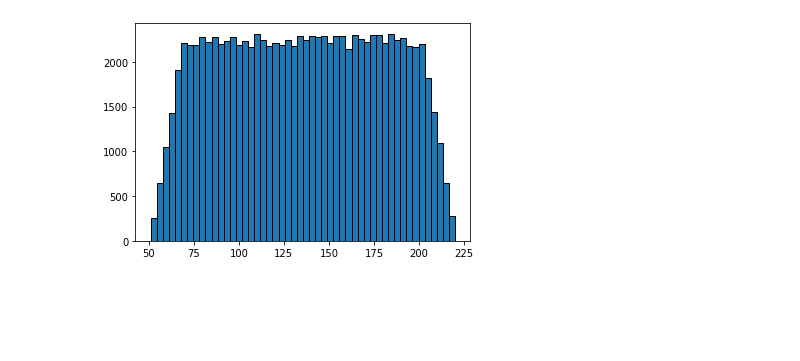
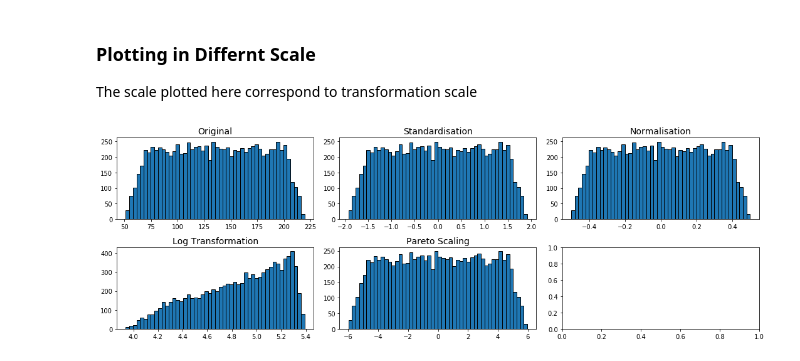
Before and after one commit to LeideSoares/-Statistics_Leide_Soares, a Jupyter notebook: Tranformation.ipynb, the cells around one changed output. Drawn from its saved outputs; the diff is of its cells as text; code cells hidden in the pictures; blank space fills up the shorter version.

```diff
--- a/Tranformation.ipynb
+++ b/Tranformation.ipynb
@@ -63,11 +59,14 @@ So, let's create dataset and apply standardization
 # random data size 100.000
 # simulate weight of the population from 50 to 200 kg
 
-size =  100000
+# for reproducibility
+np.random.seed(505)
 
+sample_size =  10000
 values = np.array(list(range(50,201)))
 
-data = [i + np.random.choice(values) for i in np.linspace(1,20,size)]
-plt.hist(data, bins=50, edgecolor='black');
+# data
+data = [i + np.random.choice(values) for i in np.linspace(1,20,sample_size)]
+
+# Creating object
+aux = Tranformation(data)
-# %% [output]
-[figure, removed]
@@ -78,0 +73,21 @@ data_std = (data - mean) / std
+# %% [markdown]
+### Plotting in Differnt Scale
+The scale plotted here correspond to transformation scale
+# %%
+names = ['Original', 'Standardisation', 'Normalisation', 'Log Transformation', 'Pareto Scaling']
+methods = [data, aux.standardise(), aux.normalise(), aux.log(), aux.pareto()]
+
+
+
+size = (15,5)
+ncol = 3
+
+ncol = ncol; nrow = int(np.round(len(names)/ncol))
+fig, axs = plt.subplots(nrows=nrow, ncols=ncol, figsize=(size[0], size[1]))
+
+for ax, name, meth  in zip(axs.reshape(-1), names, methods):
+    ax.hist(meth, edgecolor= 'black', bins=50)
+    ax.set_title(name, fontsize=14)
+    plt.tight_layout()
+# %% [output]
+[figure, added]
```
Also changed, not shown: parts of 20 cells of this notebook.
